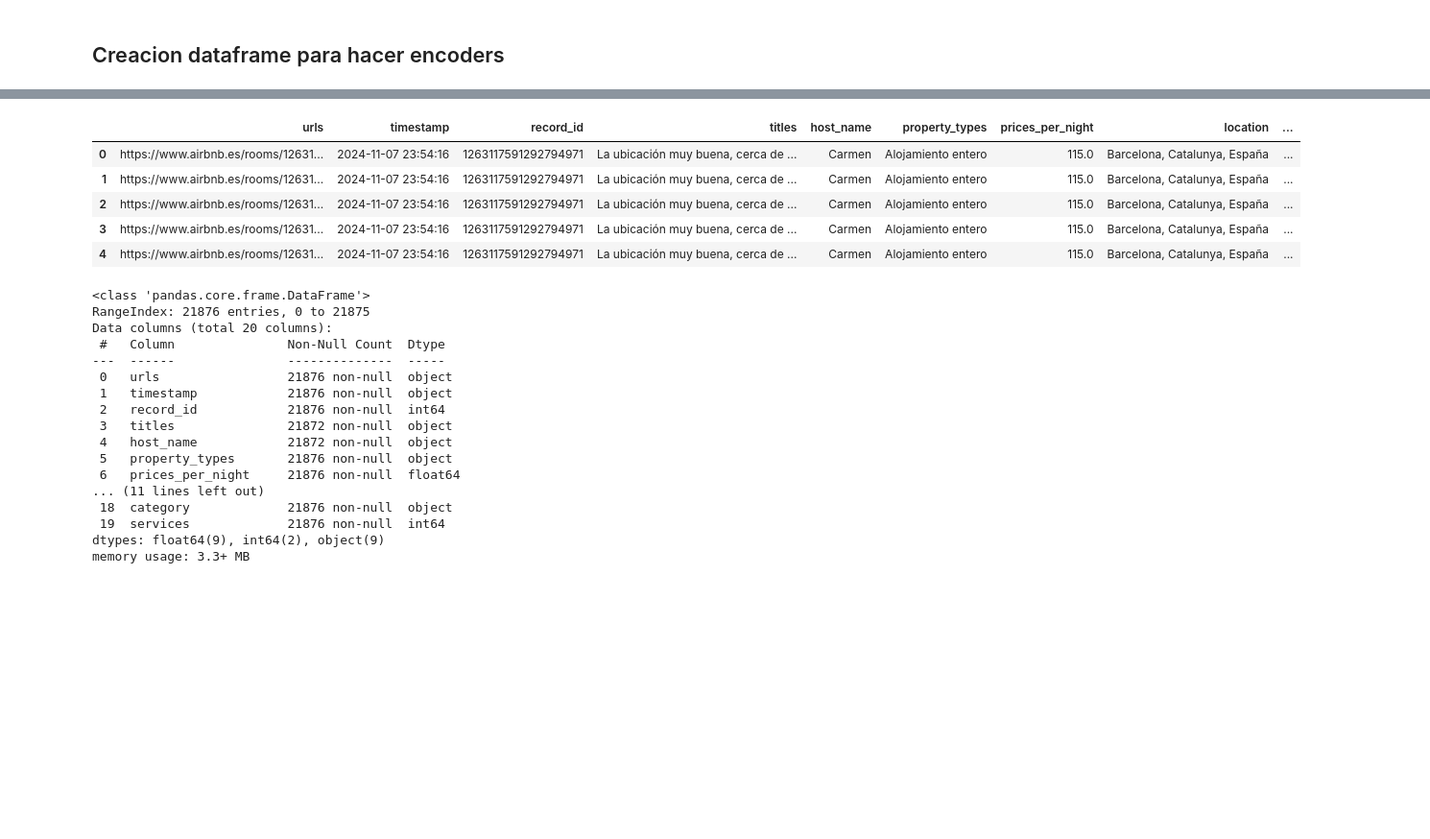
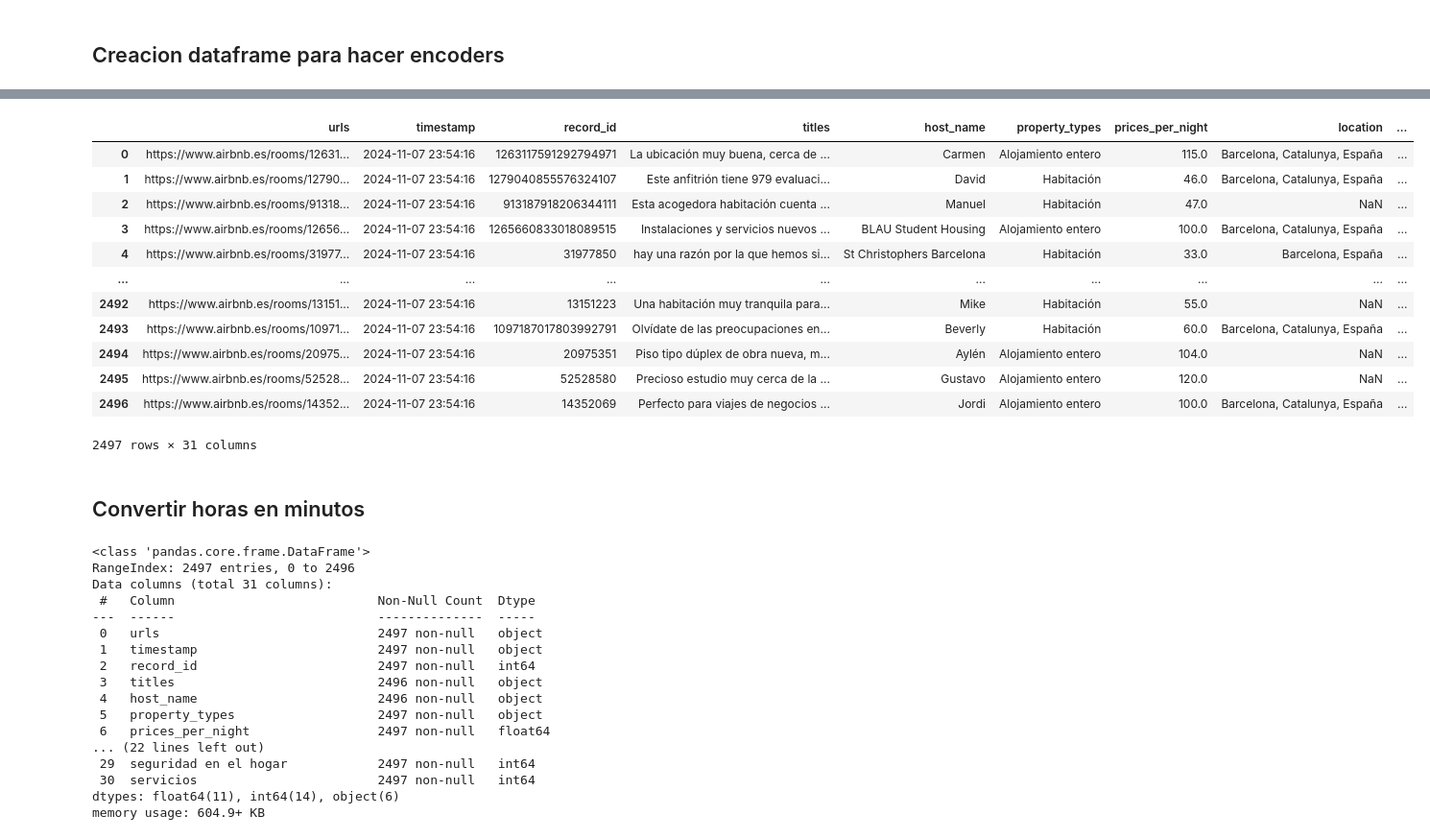
Before and after one commit to DiogoBernardoPT/Proyecto-Final-Bootcamp---Dream-Team, a Jupyter notebook: ETL - Fase 2 - Limpieza.ipynb, the cells around one changed output, grey strips where cells are left out. Shown at 96% size. Drawn from its saved outputs; the diff is of its cells as text; code cells hidden in the pictures; blank space fills up the shorter version.

```diff
--- a/ETL - Fase 2 - Limpieza.ipynb
+++ b/ETL - Fase 2 - Limpieza.ipynb
@@ -723,5 +721,5 @@ df3 = pd.merge(left = df1, right = df2,how = 'inner',on = "urls")
 # Preparamos el df con las variables a analizar
 df_services_merged = df3[['urls','prices_per_night','category','services']]
 # %%
-# Contamos el numero de servicios que tiene cada habitacion de cada categoria
-df4 = df_services_merged.groupby(by = ["urls", "category"], as_index = False).agg({"services" : "count"})
+df_table = df_services_merged.groupby(by = ["urls", "category"], as_index = False).agg({"services" : "count"})
+df_table
@@ -727,0 +740,9 @@ df4 = df_services_merged.groupby(by = ["urls", "category"], as_index = False).ag
+# %%
+# Crear una tabla pivote con categorías como columnas y el número de servicios en cada categoría
+df_servicios_pivot = df_table.pivot_table(
+    index='urls',
+    columns='category',
+    values='services',
+    aggfunc='sum',
+    fill_value=0
+).reset_index()
@@ -728,11 +765,20 @@ df4 = df_services_merged.groupby(by = ["urls", "category"], as_index = False).ag
 # %%
 # Hacemos merge del df de la habitacion con el de servicios
-df_encoders = pd.merge(left = df1, right = df4,how = 'inner',on = "urls")
-df_encoders.head()
+df_to_encode = pd.merge(left = df, right = df_servicios_pivot,how = 'inner',on = "urls")
+df_to_encode
 # %% [output]
 |  | urls | timestamp | record_id | titles | host_name | property_types | prices_per_night | location | ... |
 | 0 | https://www.airbnb.es/rooms/12631... | 2024-11-07 23:54:16 | 1263117591292794971 | La ubicación muy buena, cerca de ... | Carmen | Alojamiento entero | 115.0 | Barcelona, Catalunya, España | ... |
-| 1 | https://www.airbnb.es/rooms/12631... | 2024-11-07 23:54:16 | 1263117591292794971 | La ubicación muy buena, cerca de ... | Carmen | Alojamiento entero | 115.0 | Barcelona, Catalunya, España | ... |
-| 2 | https://www.airbnb.es/rooms/12631... | 2024-11-07 23:54:16 | 1263117591292794971 | La ubicación muy buena, cerca de ... | Carmen | Alojamiento entero | 115.0 | Barcelona, Catalunya, España | ... |
-| 3 | https://www.airbnb.es/rooms/12631... | 2024-11-07 23:54:16 | 1263117591292794971 | La ubicación muy buena, cerca de ... | Carmen | Alojamiento entero | 115.0 | Barcelona, Catalunya, España | ... |
-| 4 | https://www.airbnb.es/rooms/12631... | 2024-11-07 23:54:16 | 1263117591292794971 | La ubicación muy buena, cerca de ... | Carmen | Alojamiento entero | 115.0 | Barcelona, Catalunya, España | ... |
+| 1 | https://www.airbnb.es/rooms/12790... | 2024-11-07 23:54:16 | 1279040855576324107 | Este anfitrión tiene 979 evaluaci... | David | Habitación | 46.0 | Barcelona, Catalunya, España | ... |
+| 2 | https://www.airbnb.es/rooms/91318... | 2024-11-07 23:54:16 | 913187918206344111 | Esta acogedora habitación cuenta ... | Manuel | Habitación | 47.0 | NaN | ... |
+| 3 | https://www.airbnb.es/rooms/12656... | 2024-11-07 23:54:16 | 1265660833018089515 | Instalaciones y servicios nuevos ... | BLAU Student Housing | Alojamiento entero | 100.0 | Barcelona, Catalunya, España | ... |
+| 4 | https://www.airbnb.es/rooms/31977... | 2024-11-07 23:54:16 | 31977850 | hay una razón por la que hemos si... | St Christophers Barcelona | Habitación | 33.0 | Barcelona, España | ... |
+| ... | ... | ... | ... | ... | ... | ... | ... | ... | ... |
+| 2492 | https://www.airbnb.es/rooms/13151... | 2024-11-07 23:54:16 | 13151223 | Una habitación muy tranquila para... | Mike | Habitación | 55.0 | NaN | ... |
+| 2493 | https://www.airbnb.es/rooms/10971... | 2024-11-07 23:54:16 | 1097187017803992791 | Olvídate de las preocupaciones en... | Beverly | Habitación | 60.0 | Barcelona, Catalunya, España | ... |
+| 2494 | https://www.airbnb.es/rooms/20975... | 2024-11-07 23:54:16 | 20975351 | Piso tipo dúplex de obra nueva, m... | Aylén | Alojamiento entero | 104.0 | NaN | ... |
+| 2495 | https://www.airbnb.es/rooms/52528... | 2024-11-07 23:54:16 | 52528580 | Precioso estudio muy cerca de la ... | Gustavo | Alojamiento entero | 120.0 | NaN | ... |
+| 2496 | https://www.airbnb.es/rooms/14352... | 2024-11-07 23:54:16 | 14352069 | Perfecto para viajes de negocios ... | Jordi | Alojamiento entero | 100.0 | Barcelona, Catalunya, España | ... |
+2497 rows × 31 columns
+# %% [markdown]
+## Convertir horas en minutos
@@ -739,20 +809,20 @@ df_encoders.head()
 # %%
-df_encoders.info()
+df_to_encode.info()
 # %% [output]
 <class 'pandas.core.frame.DataFrame'>
-RangeIndex: 21876 entries, 0 to 21875
-Data columns (total 20 columns):
- #   Column               Non-Null Count  Dtype
----  ------               --------------  -----
- 0   urls                 21876 non-null  object
- 1   timestamp            21876 non-null  object
- 2   record_id            21876 non-null  int64
- 3   titles               21872 non-null  object
- 4   host_name            21872 non-null  object
- 5   property_types       21876 non-null  object
- 6   prices_per_night     21876 non-null  float64
-... (11 lines left out)
- 18  category             21876 non-null  object
- 19  services             21876 non-null  int64
-dtypes: float64(9), int64(2), object(9)
-memory usage: 3.3+ MB
+RangeIndex: 2497 entries, 0 to 2496
+Data columns (total 31 columns):
+ #   Column                           Non-Null Count  Dtype
+---  ------                           --------------  -----
+ 0   urls                             2497 non-null   object
+ 1   timestamp                        2497 non-null   object
+ 2   record_id                        2497 non-null   int64
+ 3   titles                           2496 non-null   object
+ 4   host_name                        2496 non-null   object
+ 5   property_types                   2497 non-null   object
+ 6   prices_per_night                 2497 non-null   float64
+... (22 lines left out)
+ 29  seguridad en el hogar            2497 non-null   int64
+ 30  servicios                        2497 non-null   int64
+dtypes: float64(11), int64(14), object(6)
+memory usage: 604.9+ KB
```
Also changed, not shown: parts of 13 cells of this notebook, 1 other file.
